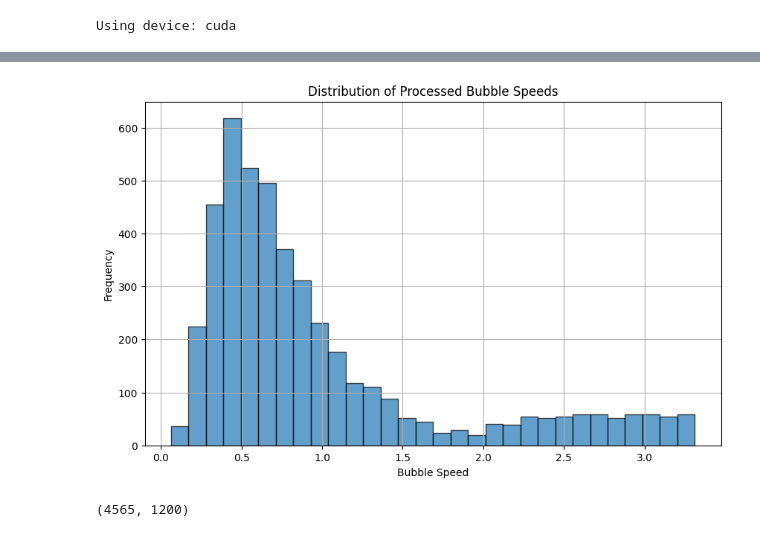
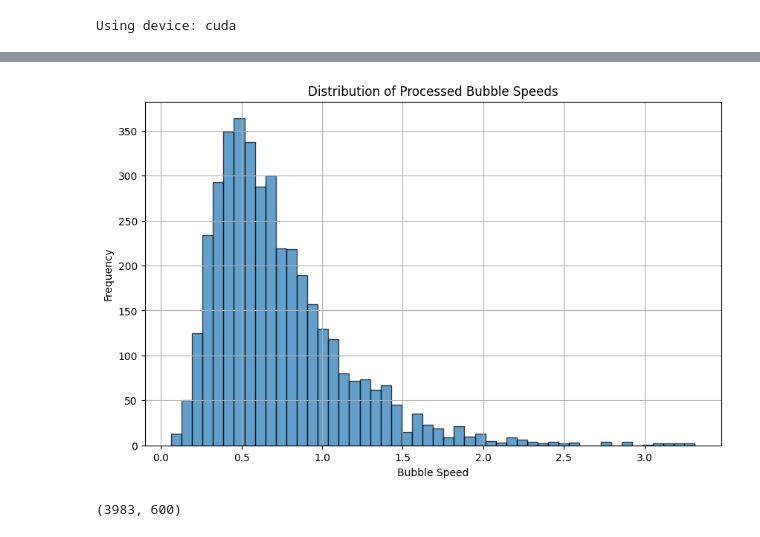
Before and after one commit to Cellular-Adventures/CapstoneAI-FiberProbe, a Jupyter notebook: Train.ipynb, the cells around one changed output, grey strips where cells are left out. Saved outputs shown, nothing was run; the diff lists cells and outputs as text; code cells hidden in the pictures.

```diff
--- a/Train.ipynb
+++ b/Train.ipynb
@@ -96,22 +105,22 @@ X_train_scaled, y_train_scaled = random_noise(X_train_scaled, y_train_scaled, ch
 hist, bin_indices = bin_data(y_train_scaled, bins)
 factors = calculate_duplication_factors(hist)
 #X_train_scaled, y_train_scaled = duplicate_and_augment_data(X_train_scaled, y_train_scaled, bin_indices, factors, noise=0.005)
-X_train_scaled, y_train_scaled = flatten_data_distribution(X_train_scaled, y_train_scaled, bins, scaling_factor=0.05, noise=0.005)
+#X_train_scaled, y_train_scaled = flatten_data_distribution(X_train_scaled, y_train_scaled, bins, scaling_factor=0.05, noise=0.005)
 # %%
 y_train_fig = target_scaler.inverse_transform(y_train_scaled.reshape(-1, 1)).flatten()
 plt.figure(figsize=(10, 6))
-plt.hist(y_train_fig, bins=30, edgecolor='black', alpha=0.7)
+plt.hist(y_train_fig, bins=50, edgecolor='black', alpha=0.7)
 plt.title("Distribution of Processed Bubble Speeds")
 plt.xlabel("Bubble Speed")
 plt.ylabel("Frequency")
 plt.grid(True)
 plt.show()
 # %% [output]
-[figure, old version]
+[figure, new version]
 # %%
 X_train_scaled.shape
 # %% [output]
-(4565, 1200)
+(3983, 600)
 # %%
 X_train_tensor = torch.tensor(X_train_scaled[..., np.newaxis], dtype=torch.float32)
 y_train_tensor = torch.tensor(y_train_scaled, dtype=torch.float32).unsqueeze(1)
```
Also changed, not shown: parts of 21 cells of this notebook, 2 other files.
